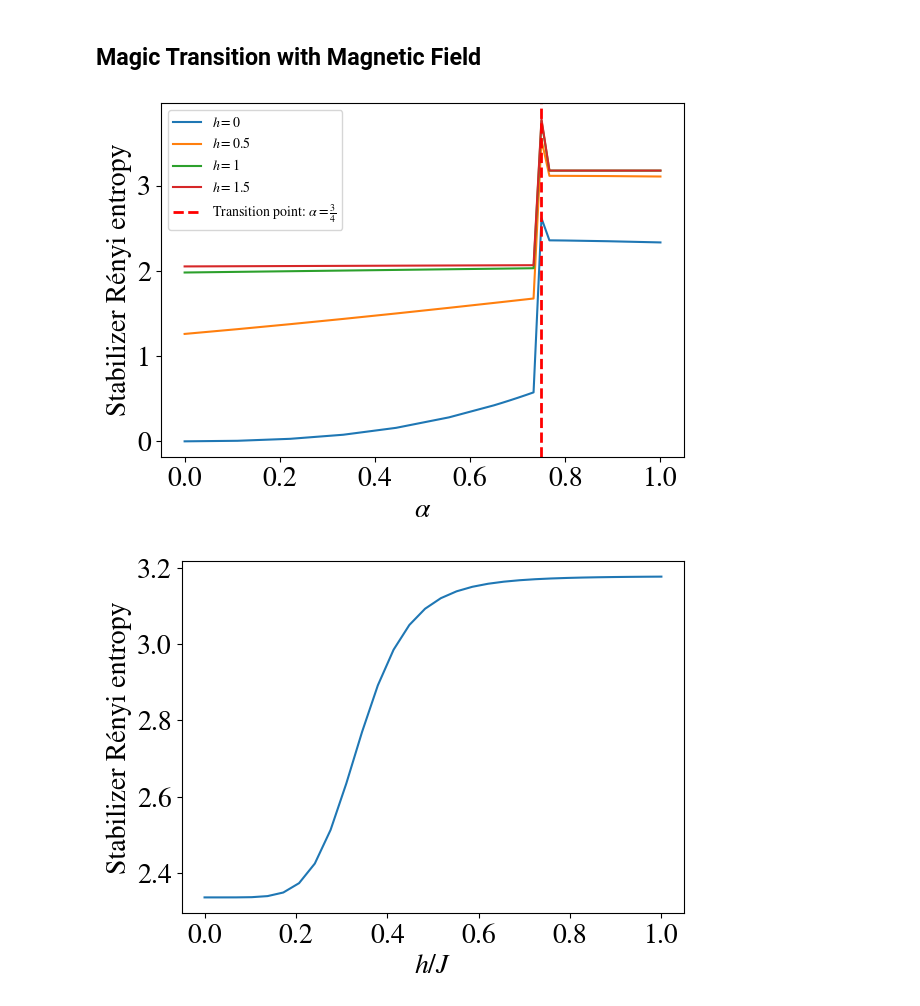
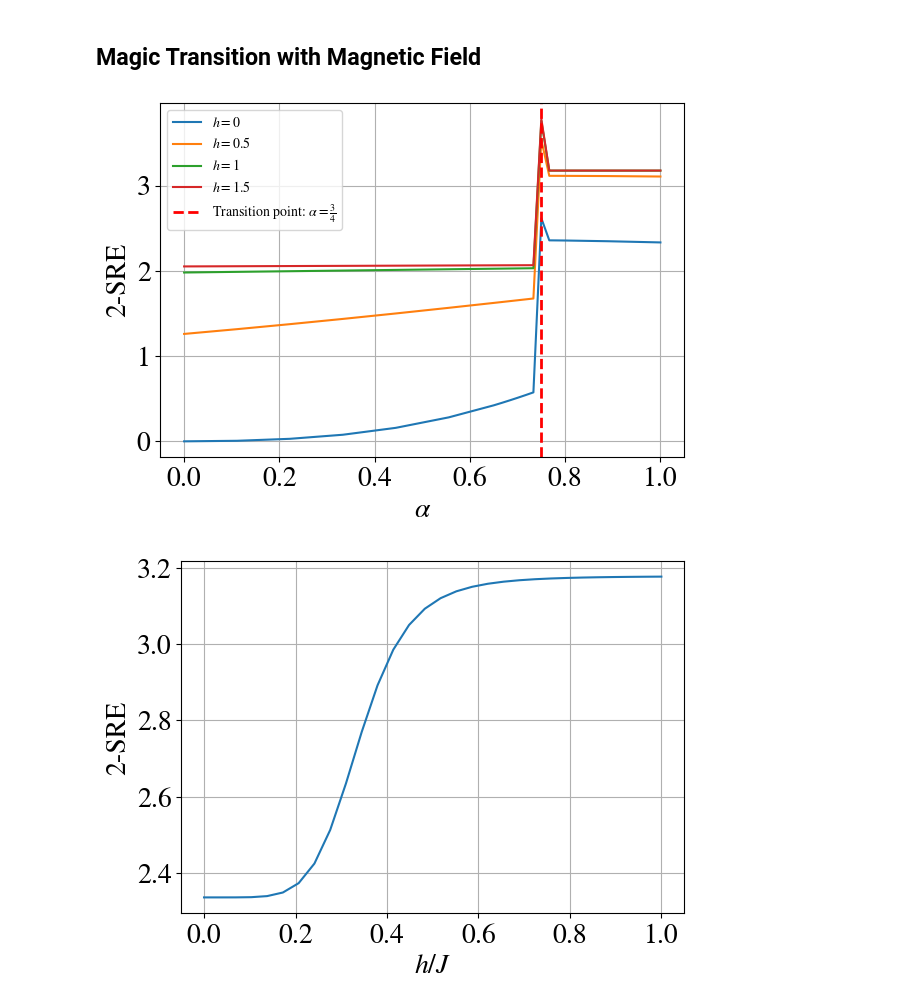
Before and after one commit to WangChenChih/Kitaev-magic, a Jupyter notebook: figures/SRE_figures/KitaevDM.ipynb, the cells around one changed output. Drawn from its saved outputs; the diff is of its cells as text; code cells hidden in the pictures.

Commit message:
upload figures

```diff
--- a/figures/SRE_figures/KitaevDM.ipynb
+++ b/figures/SRE_figures/KitaevDM.ipynb
@@ -376,7 +376,7 @@ for n in [1,2]:
         DM.Jx = DM.Jy = a/3
         DM.Jz = 1 - 2*a/3
 
-        entropy_data[index] += DM.stab_renyi_entropy(alpha=n, update=True)
+        entropy_data[index] += DM.stab_renyi_entropy(alpha=n, update=False)
         index += 1
 
     plt.plot(a_range, entropy_data, label= r'$M_{{{}}}$'.format(n))
@@ -388,10 +388,11 @@ plt.axvline(x=3/4,          # dashed line, indicating the theoretical value
             linewidth=2,
             label=r"Transition point: $\alpha = \frac{3}{4}$")
 plt.xlabel(r'$\alpha$')
-plt.ylabel('Stabilizer Rényi entropy')
+plt.ylabel('SRE')
 plt.legend(fontsize='10')
 # plt.text(0, 1, r'Lattice size: $%d \times %d$' % (DM.width, DM.height) , fontsize=20)  # + '%d'%DM.width + r'$\times$' + '%d'%DM.height
 plt.tight_layout()
+plt.grid()
 
 os.makedirs('figures/stab-renyi-entropy', exist_ok=True)
 plt.savefig('figures/stab-renyi-entropy/w_%d_h_%d.pdf' % (DM.width, DM.height), dpi=300)
@@ -456,15 +440,16 @@ plt.axvline(x=3/4,          # dashed line, indicating the theoretical value
             linewidth=2,
             label=r"Transition point: $\alpha = \frac{3}{4}$")
 plt.xlabel(r'$\alpha$')
-plt.ylabel('Stabilizer Rényi entropy')
+plt.ylabel('2-SRE')
 plt.legend(fontsize='10')
 # plt.text(0, 1, r'Lattice size: $%d \times %d$' % (DM.width, DM.height) , fontsize=20)  # + '%d'%DM.width + r'$\times$' + '%d'%DM.height
 plt.tight_layout()
+plt.grid()
 
 os.makedirs('figures/stab-renyi-entropy', exist_ok=True)
-plt.savefig('figures/stab-renyi-entropy/w_%d_h_%d.pdf' % (DM.width, DM.height), dpi=300)
+plt.savefig('figures/stab-renyi-entropy/w_%d_h_%d_varying-mag-field.pdf' % (DM.width, DM.height), dpi=300)
 # %% [output]
-[figure, old version]
+[figure, new version]
 # %%
 import numpy as np
 import matplotlib
@@ -484,34 +469,35 @@ h_range = np.linspace(0, 1, 30, endpoint=True)
 # a_range = np.concatenate((a_range, np.linspace(0.65, 0.8, 10, endpoint=True)))
 # a_range.sort()
 
 ### exact
 a = 1
 DM.Jx = DM.Jy = a/3
 DM.Jz = 1 - 2*a/3
 
 index = 0
 entropy_data = np.zeros_like(h_range)
 for h in h_range:
     DM.h = h
 
     entropy_data[index] = DM.stab_renyi_entropy(alpha=2, update=False)
     index += 1
 
 plt.plot(h_range, entropy_data)
 
 
 # plt.axvline(x=3/4,          # dashed line, indicating the theoretical value
 #             color='red',
 #             linestyle='--',
 #             linewidth=2,
 #             label=r"Transition point: $\alpha = \frac{3}{4}$")
 plt.xlabel(r'$h/J$')
-plt.ylabel('Stabilizer Rényi entropy')
+plt.ylabel('2-SRE')
+plt.grid()
 # plt.legend(fontsize='10')
 # plt.text(0, 1, r'Lattice size: $%d \times %d$' % (DM.width, DM.height) , fontsize=20)  # + '%d'%DM.width + r'$\times$' + '%d'%DM.height
 plt.tight_layout()
 
-# os.makedirs('figures/stab-renyi-entropy', exist_ok=True)
-# plt.savefig('figures/stab-renyi-entropy/w_%d_h_%d.pdf' % (DM.width, DM.height), dpi=300)
+os.makedirs('figures/stab-renyi-entropy', exist_ok=True)
+plt.savefig('figures/stab-renyi-entropy/w_%d_h_%d_vs-mag.pdf' % (DM.width, DM.height), dpi=300)
 # %% [output]
-[figure, old version]
+[figure, new version]
```
Also changed, not shown: parts of 1 cell of this notebook, 3 other files.
